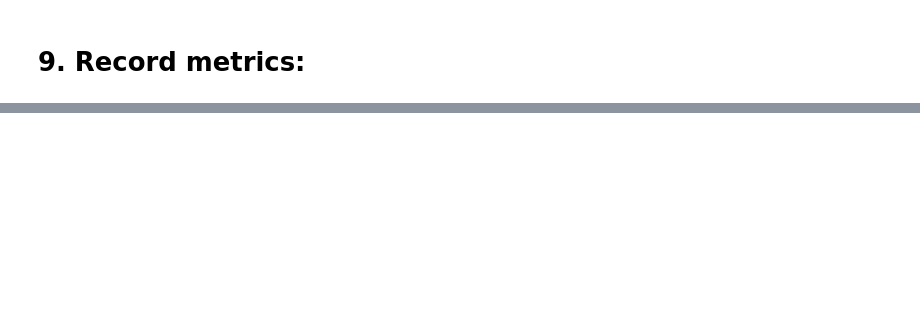
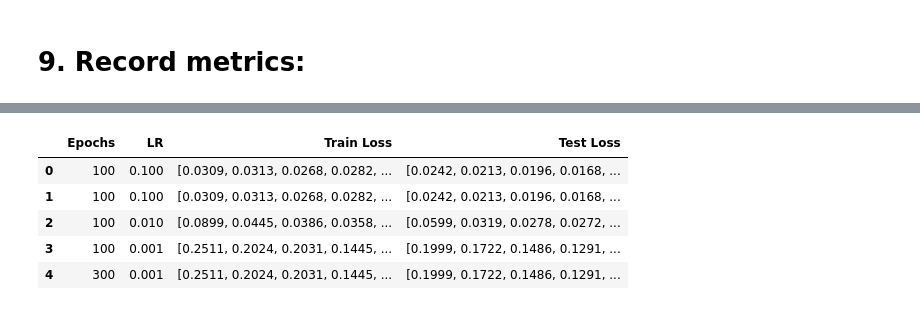
Before and after one commit to k0k00/Predict_in_first6_overs, a Jupyter notebook: IPL_Powerplay_Score_Prediction_v2.ipynb, the cells around one changed output, grey strips where cells are left out. Saved outputs shown, nothing was run; the diff lists cells and outputs as text; code cells hidden in the pictures; blank space fills up the shorter version.

```diff
--- a/IPL_Powerplay_Score_Prediction_v2.ipynb
+++ b/IPL_Powerplay_Score_Prediction_v2.ipynb
@@ -591,2 +891,10 @@ if record:
 # %%
 df = pd.read_csv(recordedMetrics,usecols=['Epochs','LR','Train Loss','Test Loss']) # 'Actual Score', 'Predicted'
+df.head()
+# %% [output]
+|  | Epochs | LR | Train Loss | Test Loss |
+| 0 | 100 | 0.100 | [0.0309, 0.0313, 0.0268, 0.0282, ... | [0.0242, 0.0213, 0.0196, 0.0168, ... |
+| 1 | 100 | 0.100 | [0.0309, 0.0313, 0.0268, 0.0282, ... | [0.0242, 0.0213, 0.0196, 0.0168, ... |
+| 2 | 100 | 0.010 | [0.0899, 0.0445, 0.0386, 0.0358, ... | [0.0599, 0.0319, 0.0278, 0.0272, ... |
+| 3 | 100 | 0.001 | [0.2511, 0.2024, 0.2031, 0.1445, ... | [0.1999, 0.1722, 0.1486, 0.1291, ... |
+| 4 | 300 | 0.001 | [0.2511, 0.2024, 0.2031, 0.1445, ... | [0.1999, 0.1722, 0.1486, 0.1291, ... |
```
Also changed, not shown: parts of 48 cells of this notebook, 8 other files.
